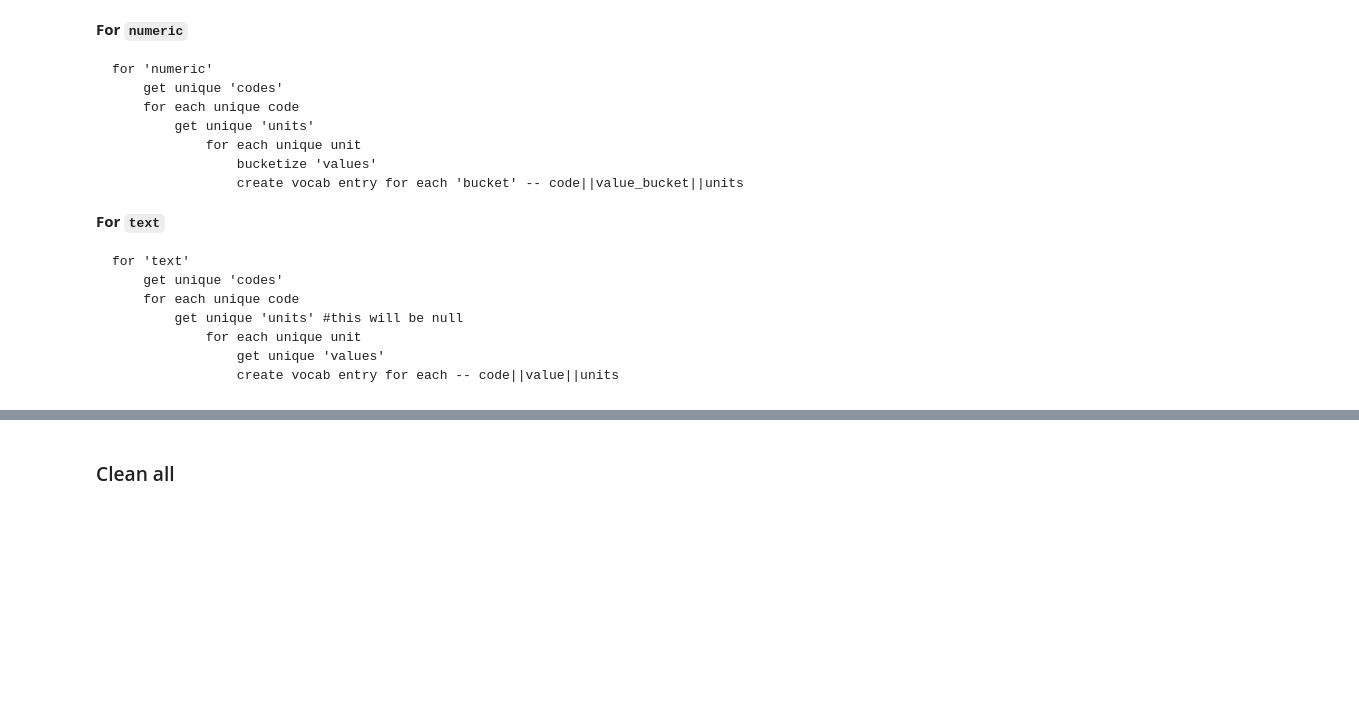
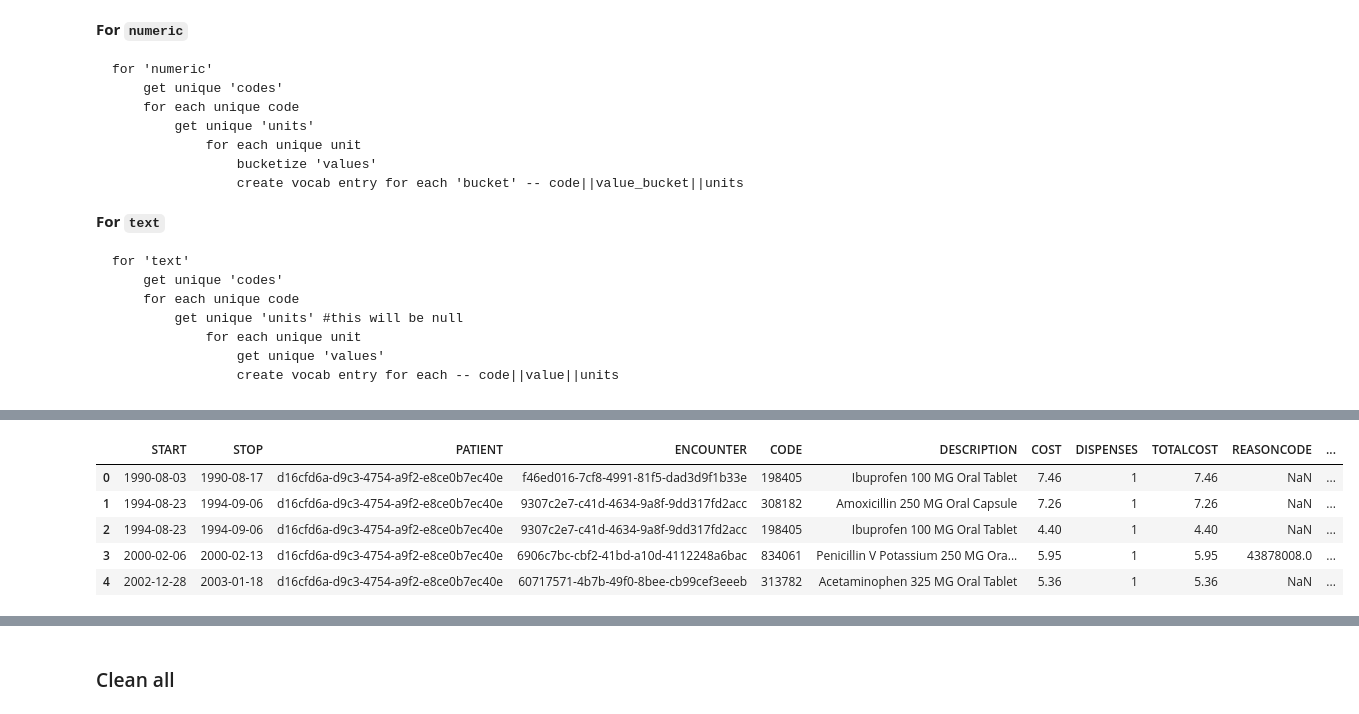
Before and after one commit to corazonlabs/lemonpie, a Jupyter notebook: 01_preprocessing_clean.ipynb, the cells around one changed output, grey strips where cells are left out. Drawn from its saved outputs; the diff is of its cells as text; code cells hidden in the pictures; blank space fills up the shorter version.

```diff
--- a/01_preprocessing_clean.ipynb
+++ b/01_preprocessing_clean.ipynb
@@ -309,3 +467,12 @@ def cleanup_meds(medications, is_train):
     medications = medications.astype({'date':'datetime64'})
     medications.set_index('patient', inplace=True)
     return [medications, med_codes] if is_train else [medications]
+# %%
+medications.head()
+# %% [output]
+|  | START | STOP | PATIENT | ENCOUNTER | CODE | DESCRIPTION | COST | DISPENSES | TOTALCOST | REASONCODE | ... |
+| 0 | 1990-08-03 | 1990-08-17 | d16cfd6a-d9c3-4754-a9f2-e8ce0b7ec40e | f46ed016-7cf8-4991-81f5-dad3d9f1b33e | 198405 | Ibuprofen 100 MG Oral Tablet | 7.46 | 1 | 7.46 | NaN | ... |
+| 1 | 1994-08-23 | 1994-09-06 | d16cfd6a-d9c3-4754-a9f2-e8ce0b7ec40e | 9307c2e7-c41d-4634-9a8f-9dd317fd2acc | 308182 | Amoxicillin 250 MG Oral Capsule | 7.26 | 1 | 7.26 | NaN | ... |
+| 2 | 1994-08-23 | 1994-09-06 | d16cfd6a-d9c3-4754-a9f2-e8ce0b7ec40e | 9307c2e7-c41d-4634-9a8f-9dd317fd2acc | 198405 | Ibuprofen 100 MG Oral Tablet | 4.40 | 1 | 4.40 | NaN | ... |
+| 3 | 2000-02-06 | 2000-02-13 | d16cfd6a-d9c3-4754-a9f2-e8ce0b7ec40e | 6906c7bc-cbf2-41bd-a10d-4112248a6bac | 834061 | Penicillin V Potassium 250 MG Ora... | 5.95 | 1 | 5.95 | 43878008.0 | ... |
+| 4 | 2002-12-28 | 2003-01-18 | d16cfd6a-d9c3-4754-a9f2-e8ce0b7ec40e | 60717571-4b7b-49f0-8bee-cb99cef3eeeb | 313782 | Acetaminophen 325 MG Oral Tablet | 5.36 | 1 | 5.36 | NaN | ... |
```
Also changed, not shown: parts of 42 cells of this notebook, 15 other files.
